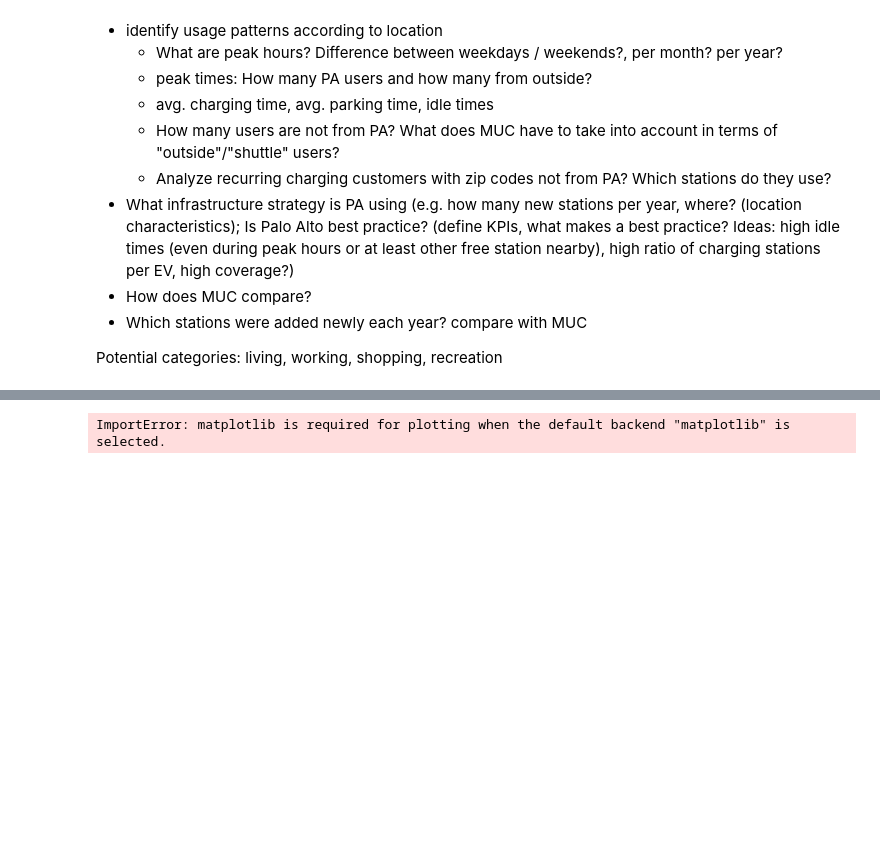
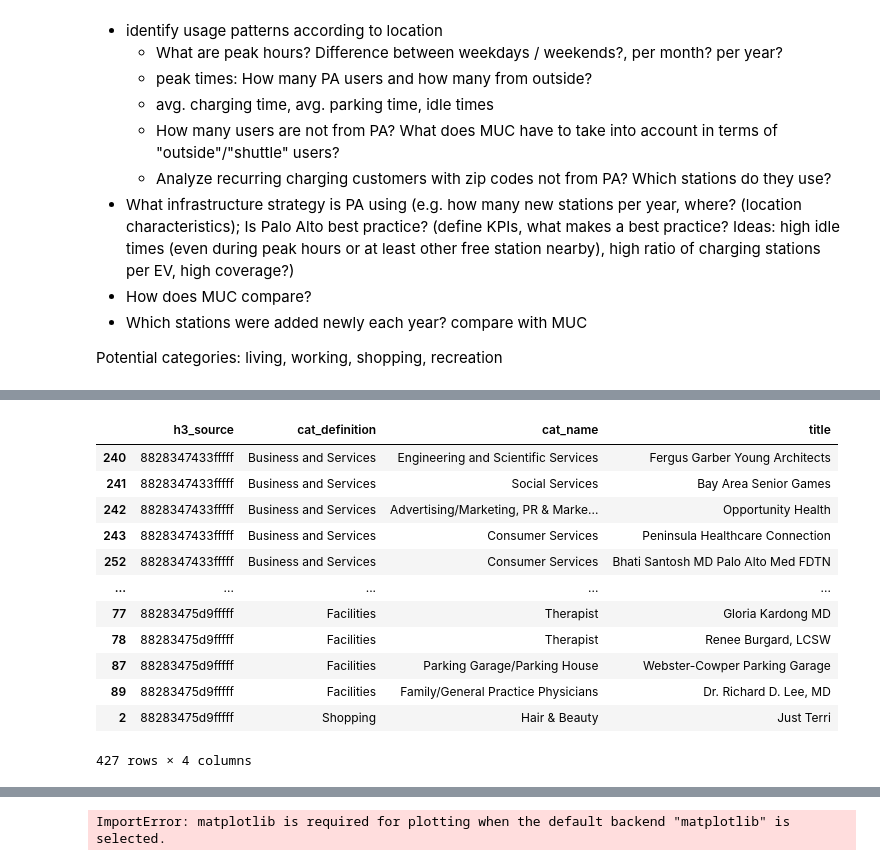
Before and after one commit to ND-Captstone-Magic/capstone_project, a Jupyter notebook: DA_2019.ipynb, the cells around one changed output, grey strips where cells are left out. Saved outputs shown, nothing was run; the diff lists cells and outputs as text; code cells hidden in the pictures; blank space fills up the shorter version.

```diff
--- a/DA_2019.ipynb
+++ b/DA_2019.ipynb
@@ -314,0 +388,49 @@ Potential categories: living, working, shopping, recreation
+# %%
+dict = {'title': title_list, 'cat_id': cat_id_list, 'cat_name': cat_name_list, 'latitude': lat_list, 'longitude': lng_list, 'geo_source': source_geo, 'h3_source': h3_source_list}
+cat_df = pd.DataFrame(dict)
+# %%
+# searched for 1 instead of 100 because we had null-values in cat 500 ( there was a 550 at the beginning)
+
+def make_cat_def(row):
+    if row['cat_id'][:1] == '1':
+        return 'Eat & Drink'
+    elif row['cat_id'][:1] == '2':
+        return 'Going Out-Entertainment'
+    elif row['cat_id'][:1] == '3':
+        return 'Sights and Museums'
+    elif row['cat_id'][:1] == '4':
+        return 'Transport'
+    elif row['cat_id'][:1] == '5':
+        return 'Accommodations'
+    elif row['cat_id'][:1] == '6':
+        return 'Shopping'
+    elif row['cat_id'][:1] == '7':
+        return 'Business and Services'
+    elif row['cat_id'][:1] == '8':
+        return 'Facilities'
+    elif row['cat_id'][:1] == '9':
+        return 'Areas and Buildings'
+
+cat_df['cat_definition'] = cat_df.apply(lambda row : make_cat_def(row), axis=1)
+# %%
+cat_df = cat_df[[   'h3_source',
+                    'cat_definition',
+                    'cat_name',
+                    'title'
+                ]]
+# %%
+cat_df.sort_values(['h3_source', 'cat_definition'])
+# %% [output]
+|  | h3_source | cat_definition | cat_name | title |
+| 240 | 8828347433fffff | Business and Services | Engineering and Scientific Services | Fergus Garber Young Architects |
+| 241 | 8828347433fffff | Business and Services | Social Services | Bay Area Senior Games |
+| 242 | 8828347433fffff | Business and Services | Advertising/Marketing, PR & Marke... | Opportunity Health |
+| 243 | 8828347433fffff | Business and Services | Consumer Services | Peninsula Healthcare Connection |
+| 252 | 8828347433fffff | Business and Services | Consumer Services | Bhati Santosh MD Palo Alto Med FDTN |
+| ... | ... | ... | ... | ... |
+| 77 | 88283475d9fffff | Facilities | Therapist | Gloria Kardong MD |
+| 78 | 88283475d9fffff | Facilities | Therapist | Renee Burgard, LCSW |
+| 87 | 88283475d9fffff | Facilities | Parking Garage/Parking House | Webster-Cowper Parking Garage |
+| 89 | 88283475d9fffff | Facilities | Family/General Practice Physicians | Dr. Richard D. Lee, MD |
+| 2 | 88283475d9fffff | Shopping | Hair & Beauty | Just Terri |
+427 rows × 4 columns
```
Also changed, not shown: parts of 20 cells of this notebook, 9 other files.
